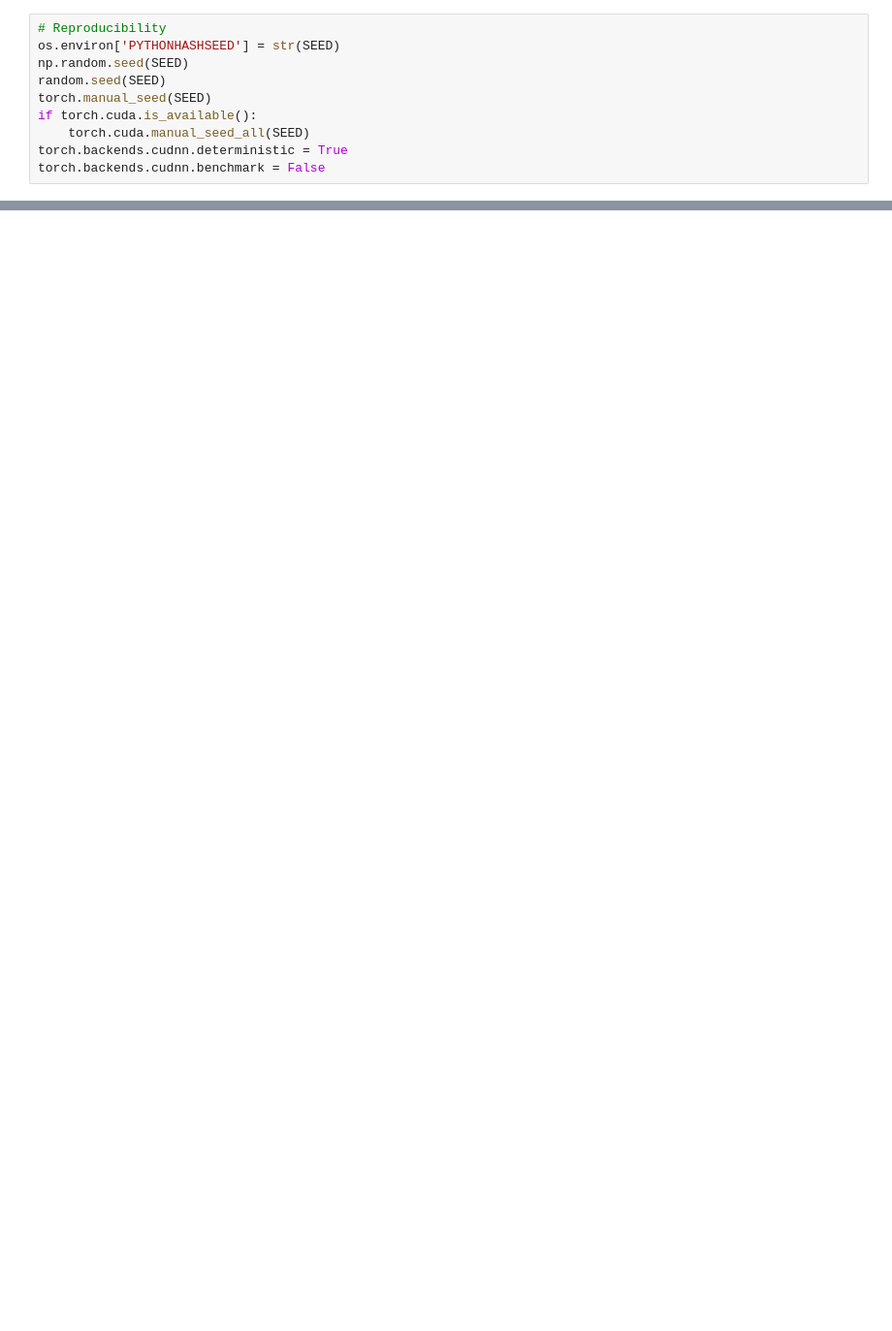
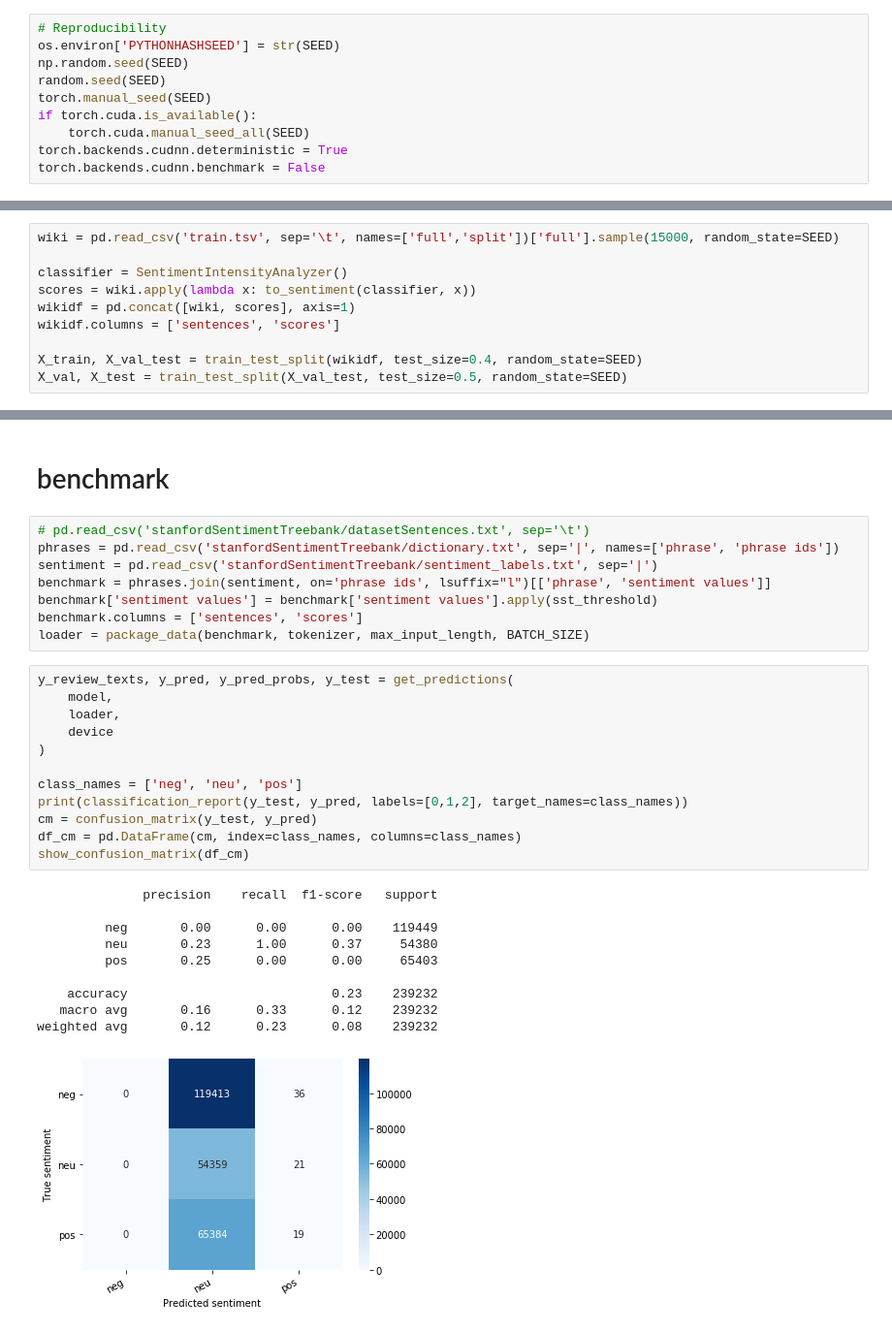
Before and after one commit to atefehSZ/CS263-Project, a Jupyter notebook: bert.ipynb, the cells around one changed output, grey strips where cells are left out. Shown at 97% size. Drawn from its saved outputs; the diff is of its cells as text; blank space fills up the shorter version.

```diff
--- a/bert.ipynb
+++ b/bert.ipynb
@@ -48,0 +183,10 @@ len(tokenizer.vocab)
+# %%
+wiki = pd.read_csv('train.tsv', sep='\t', names=['full','split'])['full'].sample(15000, random_state=SEED)
+
+classifier = SentimentIntensityAnalyzer()
+scores = wiki.apply(lambda x: to_sentiment(classifier, x))
+wikidf = pd.concat([wiki, scores], axis=1)
+wikidf.columns = ['sentences', 'scores']
+
+X_train, X_val_test = train_test_split(wikidf, test_size=0.4, random_state=SEED)
+X_val, X_test = train_test_split(X_val_test, test_size=0.5, random_state=SEED)
@@ -48,0 +251,33 @@ len(tokenizer.vocab)
+# %% [markdown]
+# benchmark
+# %%
+# pd.read_csv('stanfordSentimentTreebank/datasetSentences.txt', sep='\t')
+phrases = pd.read_csv('stanfordSentimentTreebank/dictionary.txt', sep='|', names=['phrase', 'phrase ids'])
+sentiment = pd.read_csv('stanfordSentimentTreebank/sentiment_labels.txt', sep='|')
+benchmark = phrases.join(sentiment, on='phrase ids', lsuffix="l")[['phrase', 'sentiment values']]
+benchmark['sentiment values'] = benchmark['sentiment values'].apply(sst_threshold)
+benchmark.columns = ['sentences', 'scores']
+loader = package_data(benchmark, tokenizer, max_input_length, BATCH_SIZE)
+# %%
+y_review_texts, y_pred, y_pred_probs, y_test = get_predictions(
+    model,
+    loader,
+    device
+)
+
+class_names = ['neg', 'neu', 'pos']
+print(classification_report(y_test, y_pred, labels=[0,1,2], target_names=class_names))
+cm = confusion_matrix(y_test, y_pred)
+df_cm = pd.DataFrame(cm, index=class_names, columns=class_names)
+show_confusion_matrix(df_cm)
+# %% [output]
+              precision    recall  f1-score   support
+
+         neg       0.00      0.00      0.00    119449
+         neu       0.23      1.00      0.37     54380
+         pos       0.25      0.00      0.00     65403
+
+    accuracy                           0.23    239232
+   macro avg       0.16      0.33      0.12    239232
+weighted avg       0.12      0.23      0.08    239232
+[figure, added]
```
Also changed, not shown: parts of 15 cells of this notebook, 6 other files.
